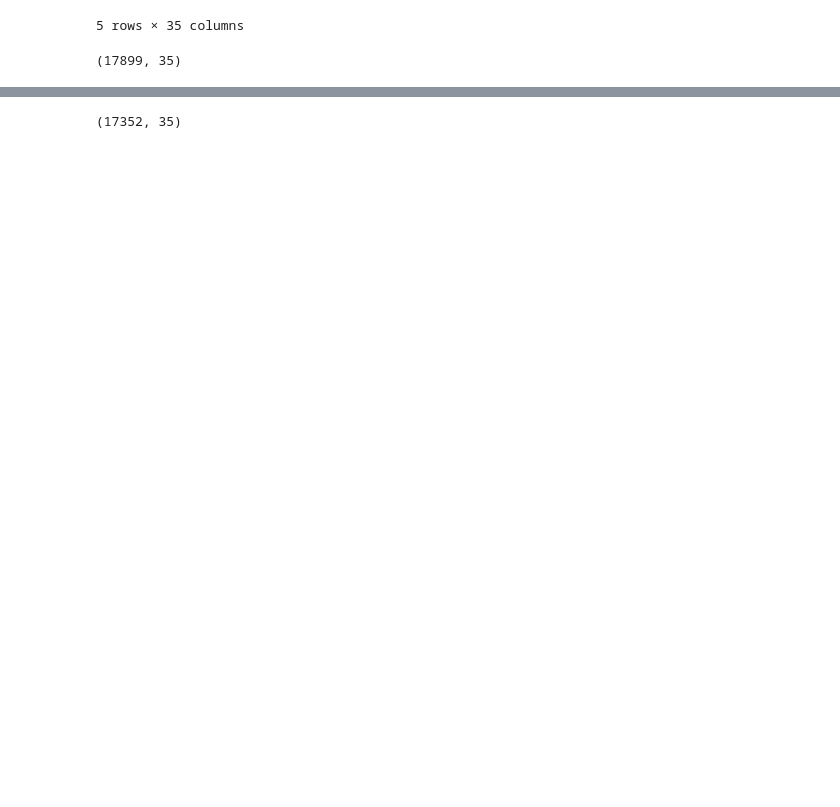
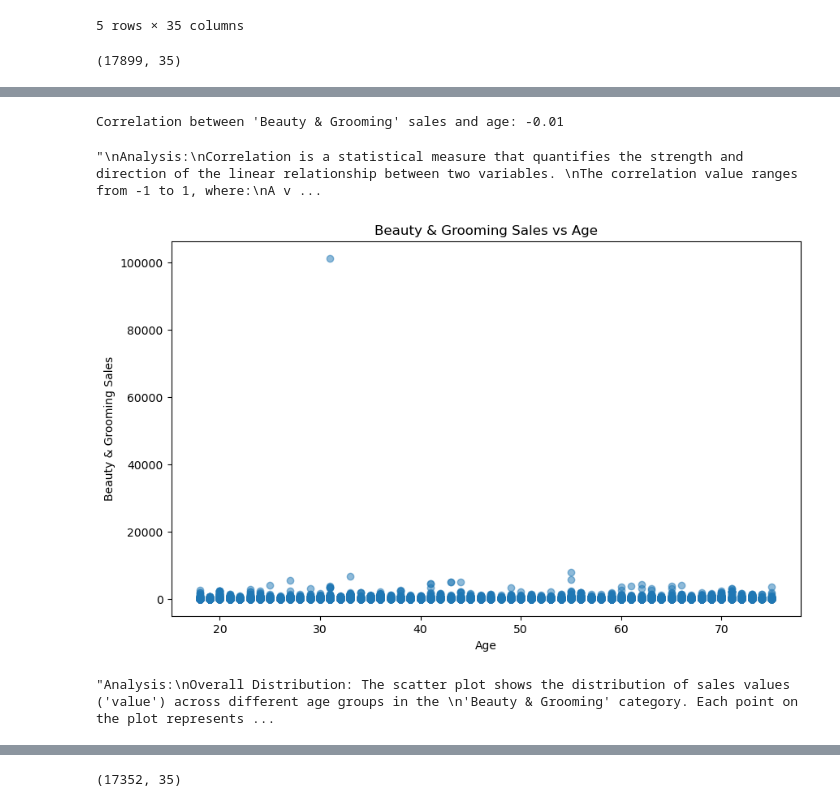
Before and after one commit to dzemal5/prime_suspects, a Jupyter notebook: Amazon Sales FY2020-21.ipynb, the cells around one changed output, grey strips where cells are left out. Drawn from its saved outputs; the diff is of its cells as text; code cells hidden in the pictures; blank space fills up the shorter version.

Commit message:
Added Beauty vs Age data analysis and visualization

```diff
--- a/Amazon Sales FY2020-21.ipynb
+++ b/Amazon Sales FY2020-21.ipynb
@@ -197,0 +249,75 @@ beauty_grooming_df.shape
+# %%
+# Calculate the correlation between "Beauty & Grooming" sales and age
+corr_age_beauty = beauty_grooming_df['value'].corr(beauty_grooming_df['age'], method='pearson')
+
+print(f"Correlation between 'Beauty & Grooming' sales and age: {corr_age_beauty:.2f}")
+
+'''
+Analysis:
+Correlation is a statistical measure that quantifies the strength and direction of the linear relationship between two variables.
+The correlation value ranges from -1 to 1, where:
+A value of 1 indicates a perfect positive correlation (as one variable increases, the other variable also increases).
+A value of -1 indicates a perfect negative correlation (as one variable increases, the other variable decreases).
+A value of 0 indicates no linear correlation between the two variables.
+In this case, the correlation between 'Beauty & Grooming' sales and age is -0.01, which is very close to 0. Here's what this value means:
+Strength of the Relationship: A correlation value of -0.01 is extremely weak, almost negligible. This means that there is practically no
+linear relationship between 'Beauty & Grooming' sales and age in the data.
+Direction of the Relationship: The negative sign (-0.01) indicates a very slight negative correlation.
+However, since the value is so close to 0, the direction of the relationship is not meaningful or significant.
+
+Interpretation: A correlation value of -0.01 suggests that there is no discernible pattern or linear relationship between '
+Beauty & Grooming' sales and age. In other words, as age increases or decreases, there is no corresponding predictable change
+in 'Beauty & Grooming' sales.
+
+Lack of Association: A correlation value this close to 0 implies that the two variables, 'Beauty & Grooming' sales and age, are
+essentially independent of each other. Changes in one variable do not provide any useful information about changes in the other variable.
+Other Factors: The lack of a strong correlation between 'Beauty & Grooming' sales and age suggests that other factors, not captured in this
+analysis, may be more influential in determining 'Beauty & Grooming' sales. These could include factors such as income, personal preferences,
+marketing campaigns, or demographic characteristics other than age.
+In summary, a correlation value of -0.01 between 'Beauty & Grooming' sales and age indicates that there is virtually no linear relationship
+between these two variables in the data. Age alone does not seem to be a good predictor or indicator of 'Beauty & Grooming' sales, and other
+factors may play a more significant role in determining sales in this category.
+It's important to note that correlation does not imply causation, and further analysis or domain knowledge may be required to understand the
+underlying dynamics and factors influencing 'Beauty & Grooming' sales.
+'''
+# %% [output]
+Correlation between 'Beauty & Grooming' sales and age: -0.01
+"\nAnalysis:\nCorrelation is a statistical measure that quantifies the strength and direction of the linear relationship between two variables. \nThe correlation value ranges from -1 to 1, where:\nA v ...
+# %%
+# Create a scatter plot
+plt.figure(figsize=(10, 6))
+plt.scatter(beauty_grooming_df['age'], beauty_grooming_df['value'], alpha=0.5)
+plt.xlabel('Age')
+plt.ylabel('Beauty & Grooming Sales')
+plt.title('Beauty & Grooming Sales vs Age')
+plt.show()
+
+'''Analysis:
+Overall Distribution: The scatter plot shows the distribution of sales values ('value') across different age groups in the
+'Beauty & Grooming' category. Each point on the plot represents an individual data point, with the x-coordinate representing
+the age and the y-coordinate representing the corresponding sales value.
+
+Age Range: The x-axis displays the age range, which appears to be from 0 to around 120 years old.
+This suggests that the data covers a wide range of age groups, from children to the elderly.
+
+Sales Range: The y-axis represents the sales values for the 'Beauty & Grooming' category. Based on the distribution of points,
+it seems that the sales values range from relatively low values (near the bottom of the plot) to higher values (towards the top of the plot).
+
+Concentration and Density: There appears to be a higher concentration and density of points in the age range of
+approximately 20 to 60 years old. This suggests that these age groups contribute more significantly to the sales in the
+'Beauty & Grooming' category compared to younger or older age groups.
+
+Potential Outliers: While most points seem to follow a general distribution pattern, there are a few points that appear
+to be separated from the main cluster, both horizontally (age) and vertically (sales value). These could potentially
+be outliers or extreme values in the data.
+
+Variability and Spread: For certain age ranges, there is a wider vertical spread of points, indicating higher variability
+in sales values within those age groups. For example, the age range around 30-40 years old seems to have a wider spread of
+sales values compared to other age groups.
+
+Potential Patterns or Trends: While the overall distribution appears somewhat scattered, there may be potential patterns
+or trends in the data. For instance, there seems to be a slight upward trend in sales values from around 20 years old
+until the mid-30s, followed by a gradual decline in sales values as age increases beyond that point.'''
+# %% [output]
+[figure, added]
+"Analysis:\nOverall Distribution: The scatter plot shows the distribution of sales values ('value') across different age groups in the \n'Beauty & Grooming' category. Each point on the plot represents ...
```
Also changed, not shown: parts of 8 cells of this notebook.
